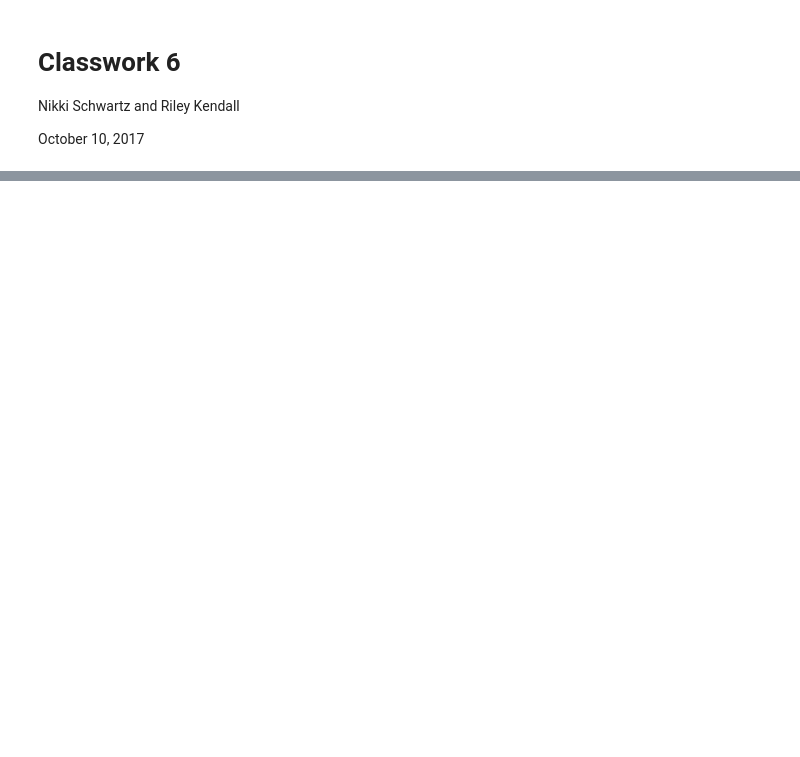
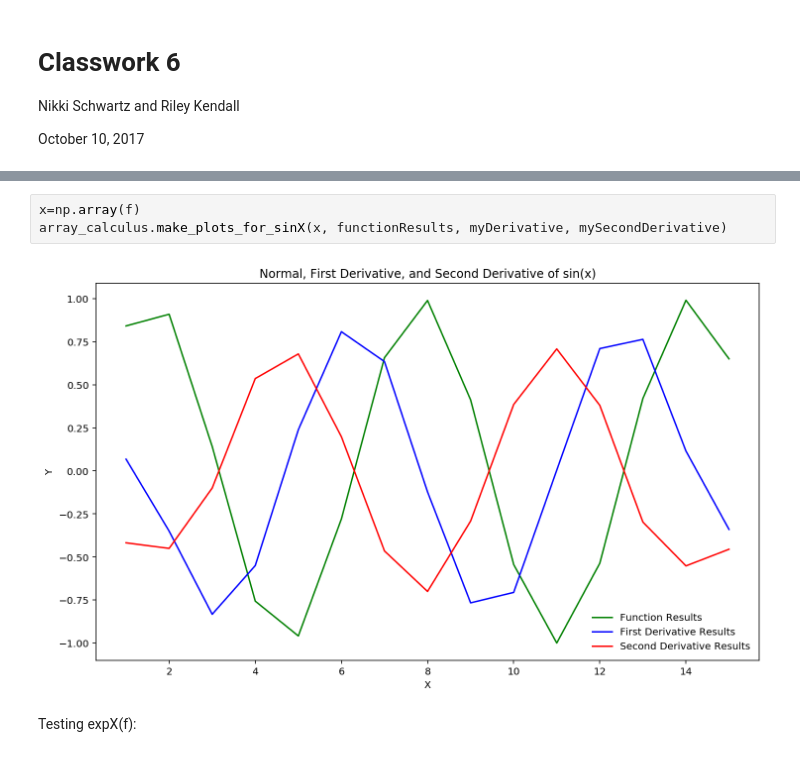
Before and after one commit to chapman-phys220-2017f/cw-06-nikki-and-riley, a Jupyter notebook: calculus.ipynb, the cells around one changed output, grey strips where cells are left out. Cells and saved outputs as stored; diff of their text form; blank space fills up the shorter version.

```diff
--- a/calculus.ipynb
+++ b/calculus.ipynb
@@ -74,0 +180,7 @@ Happy notebooking.
+# %%
+x=np.array(f)
+array_calculus.make_plots_for_sinX(x, functionResults, myDerivative, mySecondDerivative)
+# %% [output]
+[figure, added]
+# %% [markdown]
+Testing expX(f):
```
Also changed, not shown: parts of 38 cells of this notebook, 7 other files.
